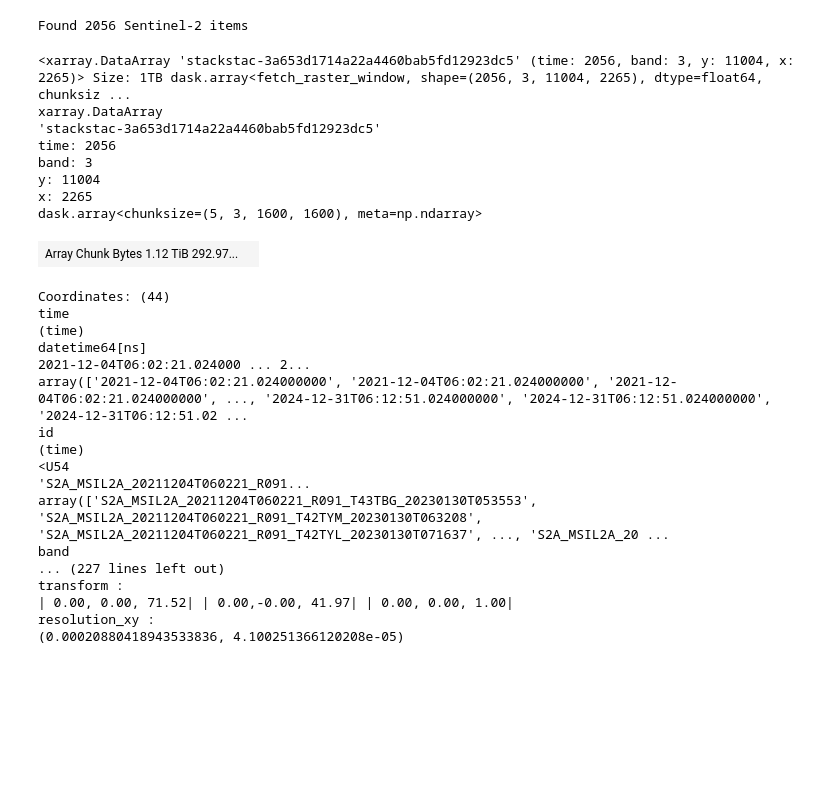
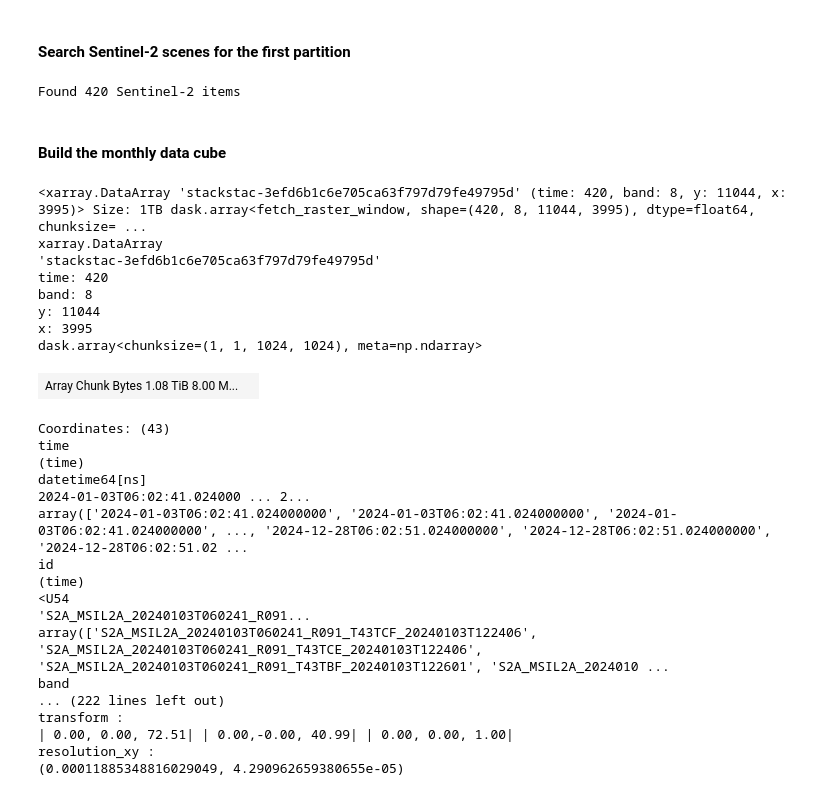
Before and after one commit to manukala6/dry_cropland_mapping, a Jupyter notebook: notebooks/collect_data.ipynb, the cells around one changed output. Saved outputs shown, nothing was run; the diff lists cells and outputs as text; code cells hidden in the pictures; blank space fills up the shorter version.

```diff
--- a/notebooks/collect_data.ipynb
+++ b/notebooks/collect_data.ipynb
@@ -56,6 +58,8 @@ Name: count, dtype: int64
+# %% [markdown]
+#### Search Sentinel-2 scenes for the first partition
 # %%
-first_part_df = joined_gdf[joined_gdf["tile_id"] == "71.5_42.0"]
-#first_part_df
+first_part_df = joined_gdf[joined_gdf["tile_id"] == "72.5_41.0"]
+bounds = first_part_df.total_bounds.tolist()
 # %%
 # Sign into Microsoft planetary computer
 stac_url = "https://planetarycomputer.microsoft.com/api/stac/v1"
@@ -64,55 +68,54 @@ sentinel2_client = pystac_client.open(
     modifier=pc.sign_inplace
 )
 # %%
-bands = ["B2", "B3", "B4", "B5", "B6", "B7", "B8", "B8A", "B11", "B12"]
+bands = ["B02", "B03", "B04", "B05", "B07", "B08", "B8A", "B11"]
 
 # Query Sentinel-2 items for Fergana region (2020-2024)
 search = sentinel2_client.search(
     collections=["sentinel-2-l2a"],
-    bbox=first_part_df.total_bounds.tolist(),
-    datetime="2020-01-01/2024-12-31",
-    query={"s2:processing_baseline": {"gte": "04.00"}},
-    limit=500
+    bbox=bounds,
+    datetime="2024-01-01/2024-12-31",
 )
 
 items = list(search.items())
 print(f"Found {len(items)} Sentinel-2 items")
 # %% [output]
-Found 2056 Sentinel-2 items
+Found 420 Sentinel-2 items
+# %% [markdown]
+#### Build the monthly data cube
 # %%
 datacube = stackstac.stack(
     items,
-    bounds_latlon=tuple(first_part_df.total_bounds.tolist()),
+    bounds_latlon=bounds,
     assets=bands,
     epsg=4326,
     snap_bounds=False,
-    chunksize=(5, len(bands), 1600, 1600)
 )
 datacube
 # %% [output]
-<xarray.DataArray 'stackstac-3a653d1714a22a4460bab5fd12923dc5' (time: 2056, band: 3, y: 11004, x: 2265)> Size: 1TB dask.array<fetch_raster_window, shape=(2056, 3, 11004, 2265), dtype=float64, chunksiz ...
+<xarray.DataArray 'stackstac-3efd6b1c6e705ca63f797d79fe49795d' (time: 420, band: 8, y: 11044, x: 3995)> Size: 1TB dask.array<fetch_raster_window, shape=(420, 8, 11044, 3995), dtype=float64, chunksize= ...
 xarray.DataArray
-'stackstac-3a653d1714a22a4460bab5fd12923dc5'
-time: 2056
-band: 3
-y: 11004
-x: 2265
-dask.array<chunksize=(5, 3, 1600, 1600), meta=np.ndarray>
+'stackstac-3efd6b1c6e705ca63f797d79fe49795d'
+time: 420
+band: 8
+y: 11044
+x: 3995
+dask.array<chunksize=(1, 1, 1024, 1024), meta=np.ndarray>
-| Array Chunk Bytes 1.12 TiB 292.97... |  |
+| Array Chunk Bytes 1.08 TiB 8.00 M... |  |
-Coordinates: (44)
+Coordinates: (43)
 time
 (time)
 datetime64[ns]
-2021-12-04T06:02:21.024000 ... 2...
-array(['2021-12-04T06:02:21.024000000', '2021-12-04T06:02:21.024000000', '2021-12-04T06:02:21.024000000', ..., '2024-12-31T06:12:51.024000000', '2024-12-31T06:12:51.024000000', '2024-12-31T06:12:51.02 ...
+2024-01-03T06:02:41.024000 ... 2...
+array(['2024-01-03T06:02:41.024000000', '2024-01-03T06:02:41.024000000', '2024-01-03T06:02:41.024000000', ..., '2024-12-28T06:02:51.024000000', '2024-12-28T06:02:51.024000000', '2024-12-28T06:02:51.02 ...
 id
 (time)
 <U54
-'S2A_MSIL2A_20211204T060221_R091...
-array(['S2A_MSIL2A_20211204T060221_R091_T43TBG_20230130T053553', 'S2A_MSIL2A_20211204T060221_R091_T42TYM_20230130T063208', 'S2A_MSIL2A_20211204T060221_R091_T42TYL_20230130T071637', ..., 'S2A_MSIL2A_20 ...
+'S2A_MSIL2A_20240103T060241_R091...
+array(['S2A_MSIL2A_20240103T060241_R091_T43TCF_20240103T122406', 'S2A_MSIL2A_20240103T060241_R091_T43TCE_20240103T122406', 'S2A_MSIL2A_20240103T060241_R091_T43TBF_20240103T122601', 'S2A_MSIL2A_2024010 ...
 band
-... (227 lines left out)
+... (222 lines left out)
 transform :
-| 0.00, 0.00, 71.52| | 0.00,-0.00, 41.97| | 0.00, 0.00, 1.00|
+| 0.00, 0.00, 72.51| | 0.00,-0.00, 40.99| | 0.00, 0.00, 1.00|
 resolution_xy :
-(0.00020880418943533836, 4.100251366120208e-05)
+(0.00011885348816029049, 4.290962659380655e-05)
```
Also changed, not shown: parts of 17 cells of this notebook.
